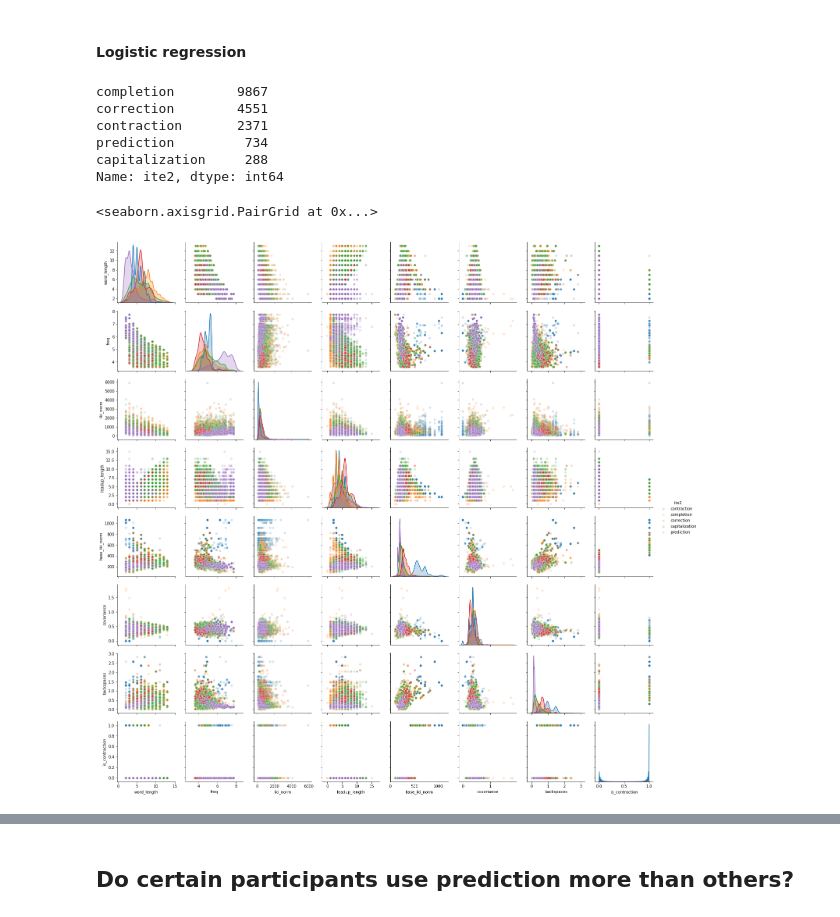
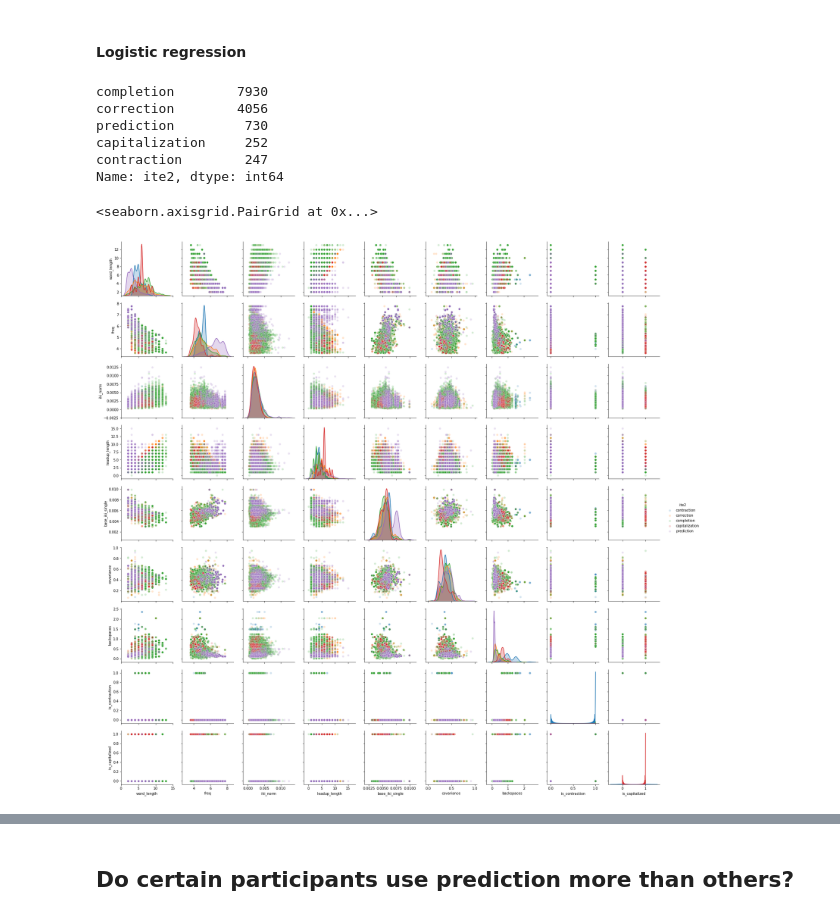
Before and after one commit to cashaddy/typing_automation, a Jupyter notebook: sandbox.ipynb, the cells around one changed output, grey strips where cells are left out. Cells and saved outputs as stored; diff of their text form; code cells hidden in the pictures.

```diff
--- a/sandbox.ipynb
+++ b/sandbox.ipynb
@@ -186,7 +186,7 @@ words.loc[mask,'freq_category'] = 'uncommon'
 # %%
 # Contractions
 mask = words.ite == 'predict'
-mask = words.ite_lev_dist == 1
+mask &= words.ite_lev_dist == 1
 mask &= words.ite_len_diff == 1
 mask &= words.ite_input_key.str.contains("'")
 mask &= ~words.loc[mask].ite_input_prev.str.contains("'")
@@ -936,8 +936,8 @@ data.ite2 = data.ite2.fillna('none')
 data = data.loc[data.ite2.isin(['completion','correction','contraction','capitalization','prediction'])]
 data['leadup_length'] = words.loc[mask,'ite_input_prev'].str.len()
 
-data2 = words.loc[words.ite == 'none'].groupby('word').filter(lambda x: x.shape[0] > 15)
-data['base_iki_norm'] = data.word.map(data2.groupby('word').iki_norm.median())
+data2 = words.loc[words.ite == 'none'].groupby('word').filter(lambda x: x.shape[0] > 30)
+data['base_iki_single'] = data.word.map(data2.groupby('word').iki_single.median())
 data['covariance'] = data.word.map(get_offset) / data.word_length
 data['backspaces'] = data.word.map(data2.groupby('word').n_backspace.mean())
 data['is_contraction'] = data.word.str.contains("'").astype(float)
@@ -945,21 +945,25 @@ data['is_capitalized'] = data.word.str.contains('[A-Z]').astype(float)
 
 data = data.dropna()
 data.freq = np.log10(data.freq)
+data.iki_norm = data.iki_norm.apply(np.reciprocal)
+data.base_iki_single = data.base_iki_single.apply(np.reciprocal)
+data = data.loc[data.covariance < 1].copy()
+
 data = data.set_index('word')
 # %%
 data.ite2.value_counts()
 # %% [output]
-completion        9867
-correction        4551
-contraction       2371
-prediction         734
-capitalization     288
+completion        7930
+correction        4056
+prediction         730
+capitalization     252
+contraction        247
 Name: ite2, dtype: int64
 # %%
-sns.pairplot(data.loc[:,data.columns != 'is_capitalized'],hue='ite2',plot_kws={'alpha':0.2})
+sns.pairplot(data.loc[:,:],hue='ite2',plot_kws={'alpha':0.2})
 # %% [output]
 <seaborn.axisgrid.PairGrid at 0x...>
-[figure, old version]
+[figure, new version]
 # %%
 # Preprocess X
 X = data.loc[:,data.columns != 'ite2'].copy()
```
Also changed, not shown: parts of 24 cells of this notebook.
